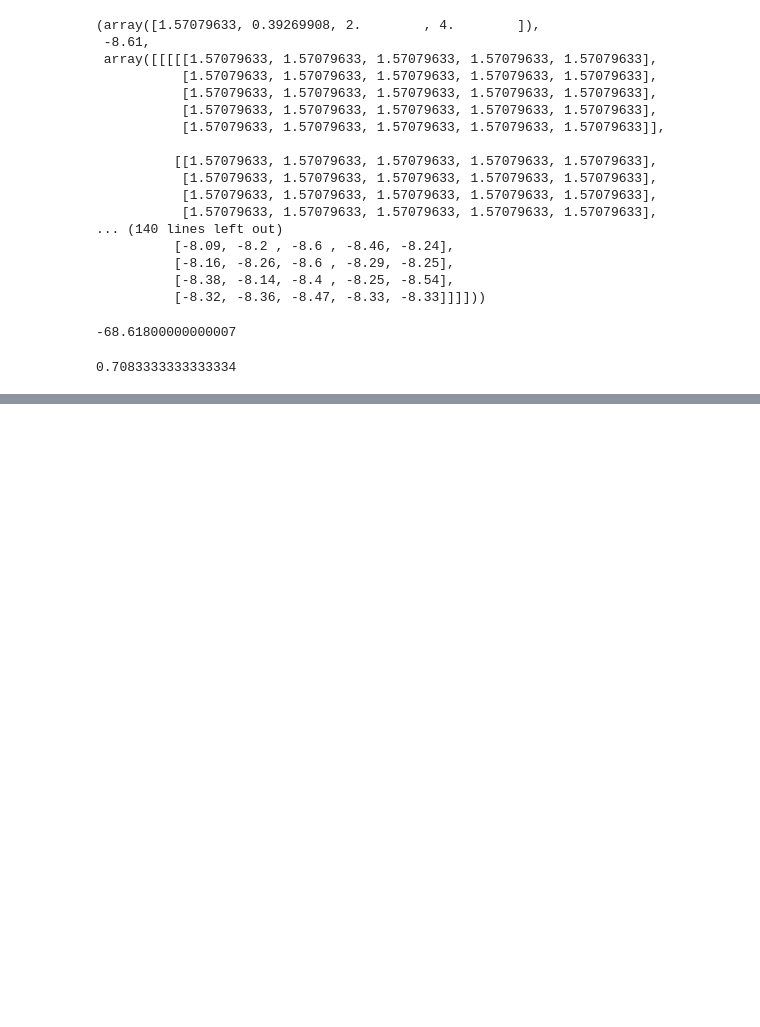
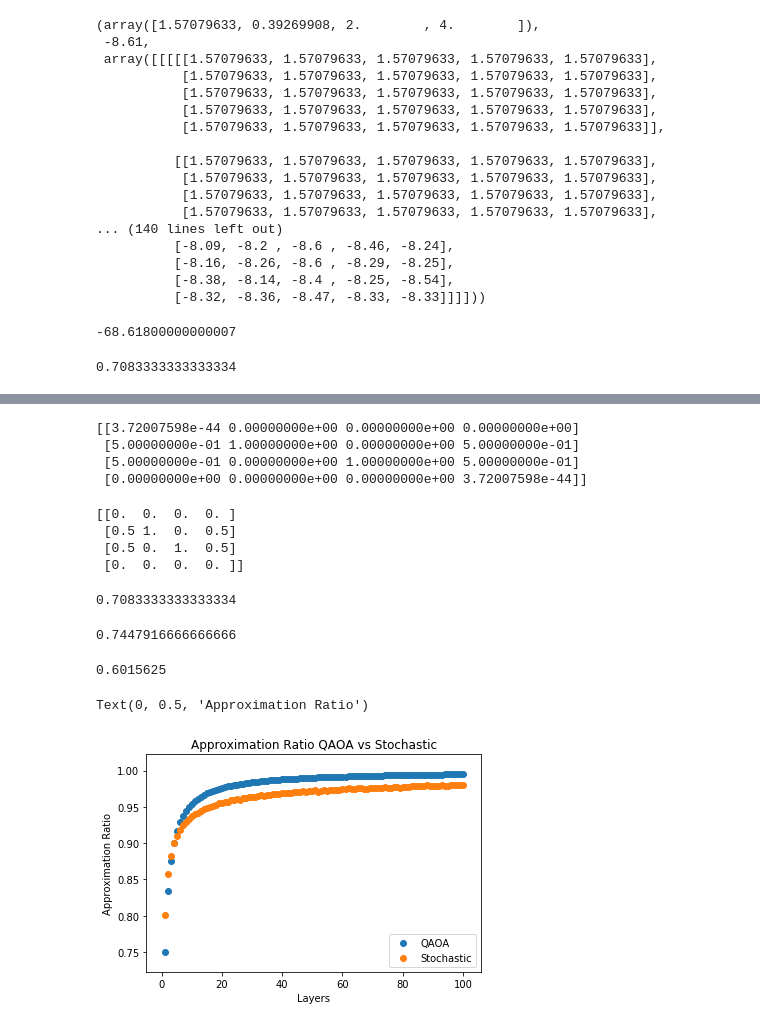
Before and after one commit to zmorrell/ReversibleCircuit, a Jupyter notebook: ReversibleCircuit.ipynb, the cells around one changed output, grey strips where cells are left out. Cells and saved outputs as stored; diff of their text form; code cells hidden in the pictures; blank space fills up the shorter version.

```diff
--- a/ReversibleCircuit.ipynb
+++ b/ReversibleCircuit.ipynb
@@ -1494,0 +1234,40 @@ print(cutval)
+# %%
+testgate = getAnsatzGate2bit(0,1,100)
+print(testgate.matrix)
+# %% [output]
+[[3.72007598e-44 0.00000000e+00 0.00000000e+00 0.00000000e+00]
+ [5.00000000e-01 1.00000000e+00 0.00000000e+00 5.00000000e-01]
+ [5.00000000e-01 0.00000000e+00 1.00000000e+00 5.00000000e-01]
+ [0.00000000e+00 0.00000000e+00 0.00000000e+00 3.72007598e-44]]
+# %%
+testgate2 = getAnsatzGate2bit(0,1,np.inf)
+print(testgate2.matrix)
+# %% [output]
+[[0.  0.  0.  0. ]
+ [0.5 1.  0.  0.5]
+ [0.5 0.  1.  0.5]
+ [0.  0.  0.  0. ]]
+# %%
+68/96
+# %% [output]
+0.7083333333333334
+# %%
+71.5/96
+# %% [output]
+0.7447916666666666
+# %%
+115.5/(6/2*64)
+# %% [output]
+0.6015625
+# %%
+qaoaRODs = [(2*p+1)/(2*p+2) for p in range(1,101)]
+# %%
+plt.scatter(range(1,101),qaoaRODs,label='QAOA')
+plt.scatter(range(1,101),cutsbylayers,label='Stochastic')
+plt.legend()
+plt.title("Approximation Ratio QAOA vs Stochastic")
+plt.xlabel("Layers")
+plt.ylabel("Approximation Ratio")
+# %% [output]
+Text(0, 0.5, 'Approximation Ratio')
+[figure, added]
```
Also changed, not shown: parts of 53 cells of this notebook, 16 other files.
